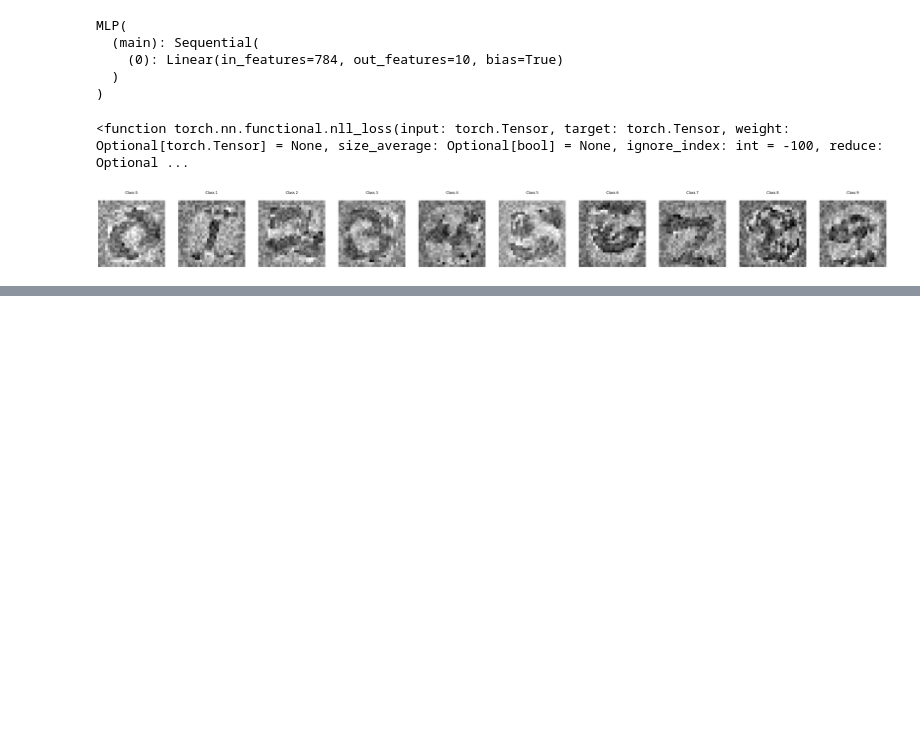
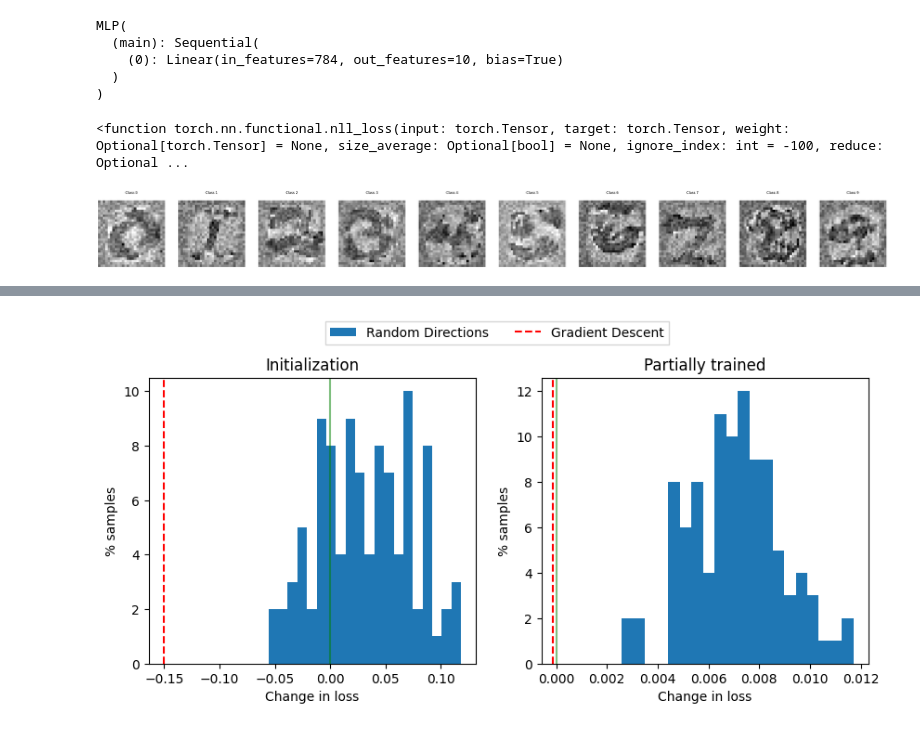
Before and after one commit to abdulquawiyy-owolabi/Deep-Learning, a Jupyter notebook: Optimisation_Day4.ipynb, the cells around one changed output, grey strips where cells are left out. Cells and saved outputs as stored; diff of their text form; code cells hidden in the pictures; blank space fills up the shorter version.

```diff
--- a/Optimisation_Day4.ipynb
+++ b/Optimisation_Day4.ipynb
@@ -233,0 +248,8 @@ plt.show()
+# %%
+def gradient_update(loss, params, lr=1e-3):
+  zero_grad(params)
+  loss.backward()
+
+  with torch.no_grad():
+    for par in params:
+      par.data -= lr * par.grad
@@ -233,0 +283,39 @@ plt.show()
+# %%
+fig, axs = plt.subplots(1, 2, figsize=(10, 4))
+
+for id, (model_name, my_model) in enumerate([('Initialization', model),
+                                              ('Partially trained', partial_trained_model)]):
+  # Compute the loss we will be comparing to
+  base_loss = loss_fn(my_model(X), y)
+
+  # Compute the improvement via gradient descent
+  dummy_model = copy.deepcopy(my_model)
+  loss1 = loss_fn(dummy_model(X), y)
+  gradient_update(loss1, list(dummy_model.parameters()), lr=1e-2)
+  gd_delta = loss_fn(dummy_model(X), y) - base_loss
+
+  deltas = []
+  for trial_id in range(100):
+    # Compute the improvement obtained with a random direction
+    dummy_model = copy.deepcopy(my_model)
+    random_update(dummy_model, noise_scale=1e-2)
+    deltas.append((loss_fn(dummy_model(X), y) - base_loss).item())
+
+  # Plot histogram for random direction and vertical line for gradient descent
+  axs[id].hist(deltas, label='Random Directions', bins=20)
+  axs[id].set_title(model_name)
+  axs[id].set_xlabel('Change in loss')
+  axs[id].set_ylabel('% samples')
+  axs[id].axvline(0, c='green', alpha=0.5)
+  axs[id].axvline(gd_delta.item(), linestyle='--', c='red', alpha=1,
+                  label='Gradient Descent')
+
+
+handles, labels = axs[id].get_legend_handles_labels()
+fig.legend(handles, labels, loc='upper center',
+           bbox_to_anchor=(0.5, 1.05),
+           fancybox=False, shadow=False, ncol=2)
+
+plt.show()
+# %% [output]
+[figure, added]
```
Also changed, not shown: parts of 5 cells of this notebook.
